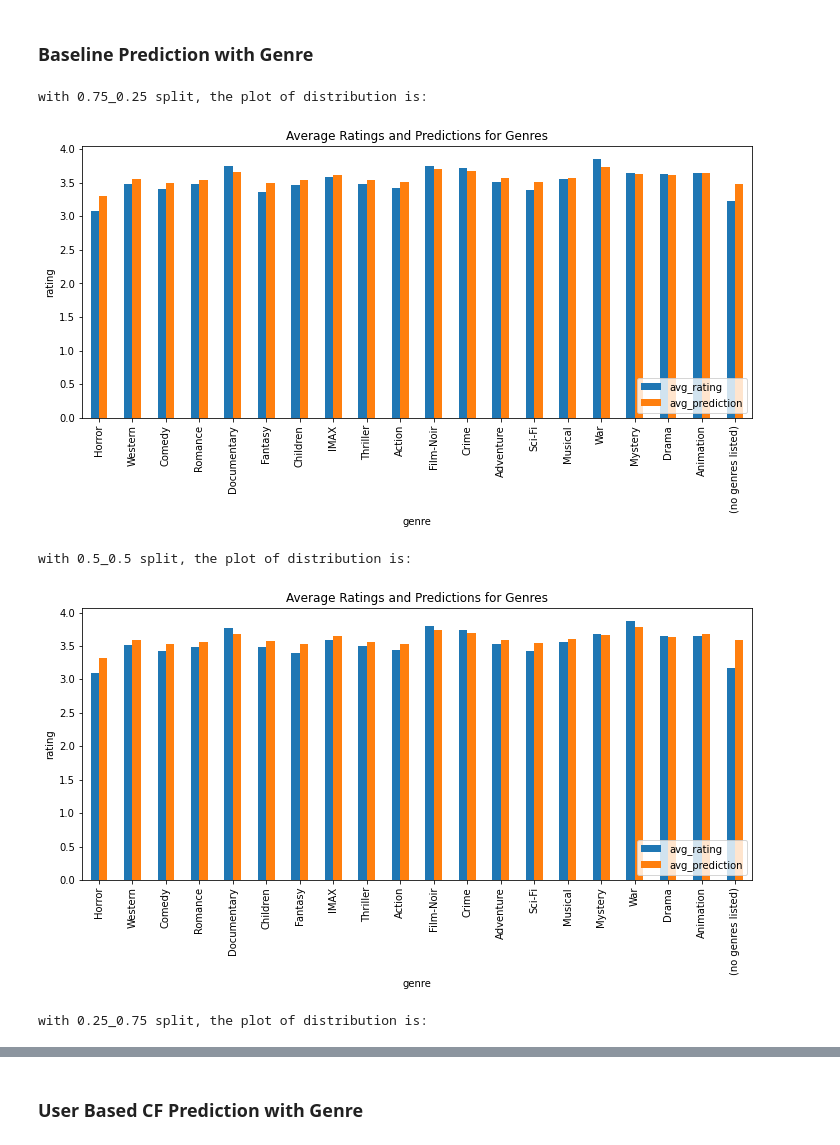
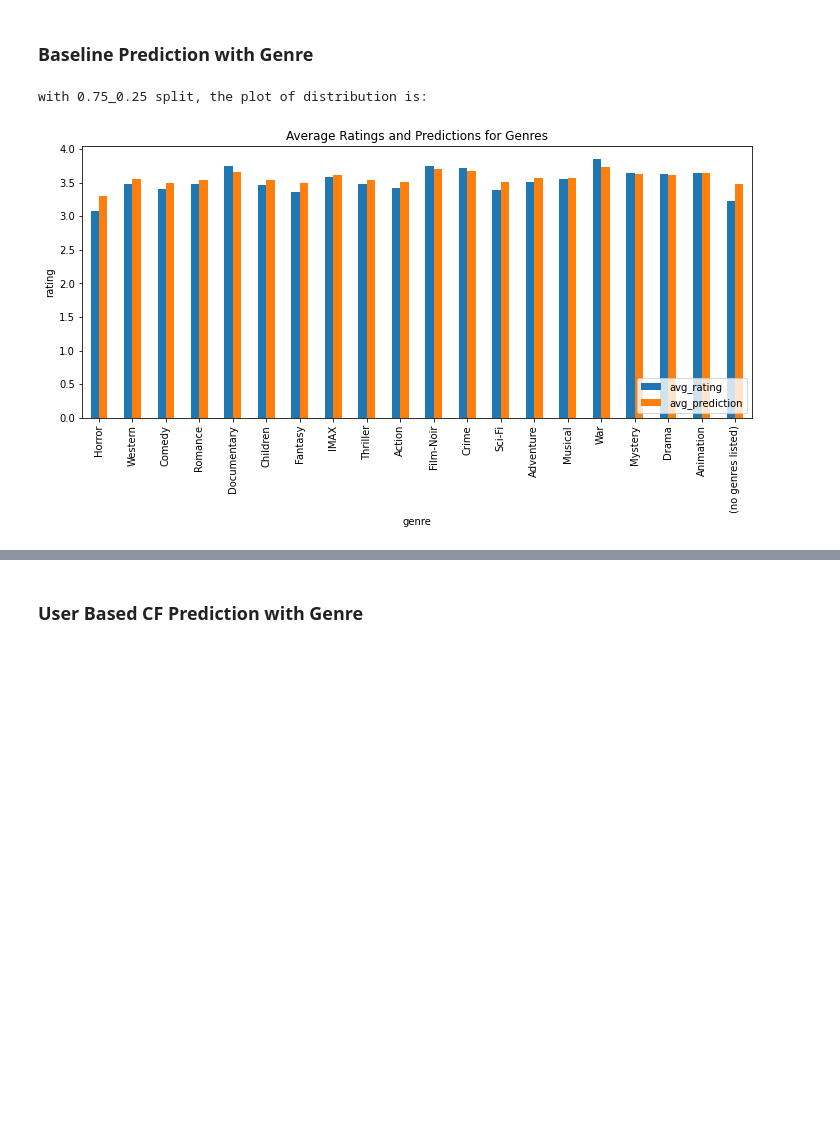
Before and after one commit to syeehyn/personalization-system, a Jupyter notebook: notebook/final_report.ipynb, the cells around one changed output, grey strips where cells are left out. Cells and saved outputs as stored; diff of their text form; code cells hidden in the pictures; blank space fills up the shorter version.

```diff
--- a/notebook/final_report.ipynb
+++ b/notebook/final_report.ipynb
@@ -313,7 +313,7 @@ optimals = []
 for split in ['0.75_0.25', '0.5_0.5', '0.25_0.75']:
     subset = tuning_res[tuning_res.split == split].drop('split', axis = 1)
     print(f'''with split = {split}''')
-    for col in ['rmse', 'accuracy', 'coverage_user', 'coverage_item']:
+    for col in ['rmse', 'accuracy']:
         if col == 'rmse':
             optimal = subset[col].idxmin()
         else:
@@ -656,10 +637,7 @@ def plot_genre(splits, model, predictions):
 # %% [markdown]
 ### Baseline Prediction with Genre
 # %%
-plot_genre(splits, 'baseline', predictions)
+plot_genre(['0.75_0.25'], 'baseline', predictions)
 # %% [output]
 with 0.75_0.25 split, the plot of distribution is:
-[figure, old version]
+[figure, new version]
-with 0.5_0.5 split, the plot of distribution is:
-[figure, removed]
-with 0.25_0.75 split, the plot of distribution is:
```
Also changed, not shown: parts of 26 cells of this notebook, 5 other files.
